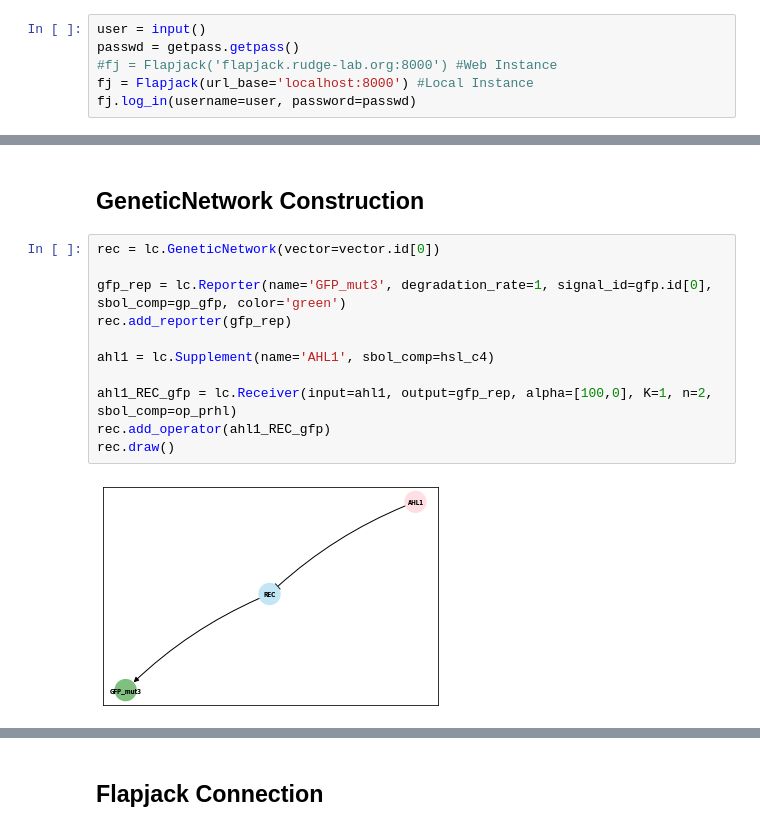
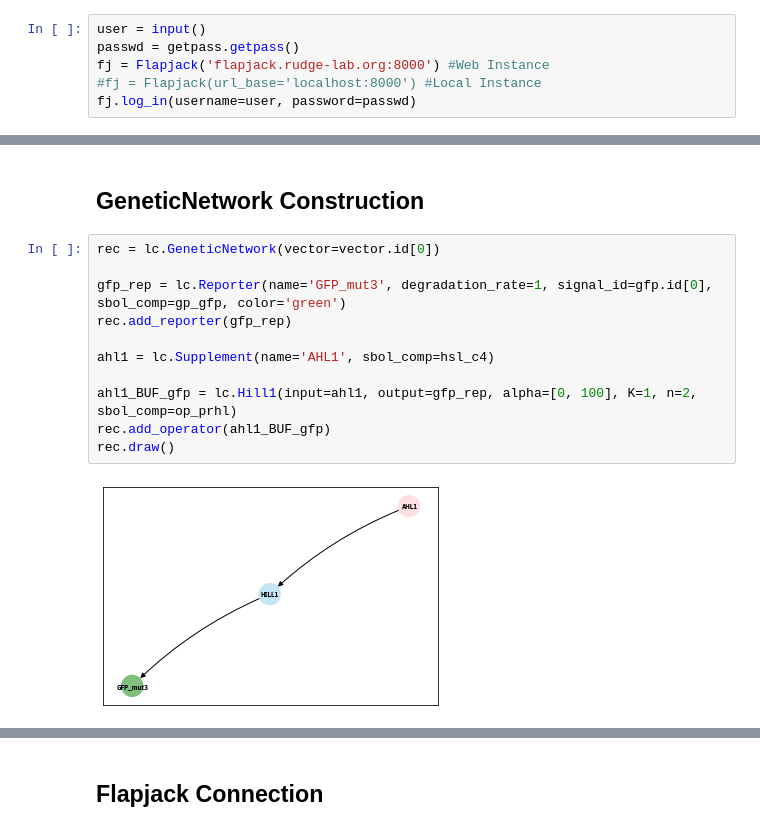
Before and after one commit to RudgeLab/LOICA, a Jupyter notebook: notebooks/LOICA_DEMO_Operators.ipynb, the cells around one changed output, grey strips where cells are left out. Cells and saved outputs as stored; diff of their text form.

Commit message:
unit implementation, general operator, updated to_sbol and DEMO

```diff
--- a/notebooks/LOICA_DEMO_Operators.ipynb
+++ b/notebooks/LOICA_DEMO_Operators.ipynb
@@ -33,8 +33,8 @@ If you are not registered, you can create an account for free [Here](http://flap
 # %%
 user = input()
 passwd = getpass.getpass()
-#fj = Flapjack('flapjack.rudge-lab.org:8000') #Web Instance
-fj = Flapjack(url_base='localhost:8000') #Local Instance
+fj = Flapjack('flapjack.rudge-lab.org:8000') #Web Instance
+#fj = Flapjack(url_base='localhost:8000') #Local Instance
 fj.log_in(username=user, password=passwd)
 # %% [markdown]
 # Source
@@ -226,16 +232,16 @@ https://github.com/Gonza10V/geneproduct_GFP_mut3_M0050_TER1
 # %%
 rec = lc.GeneticNetwork(vector=vector.id[0])
 
 gfp_rep = lc.Reporter(name='GFP_mut3', degradation_rate=1, signal_id=gfp.id[0], sbol_comp=gp_gfp, color='green')
 rec.add_reporter(gfp_rep)
 
 ahl1 = lc.Supplement(name='AHL1', sbol_comp=hsl_c4)
 
-ahl1_REC_gfp = lc.Receiver(input=ahl1, output=gfp_rep, alpha=[100,0], K=1, n=2, sbol_comp=op_prhl)
-rec.add_operator(ahl1_REC_gfp)
+ahl1_BUF_gfp = lc.Hill1(input=ahl1, output=gfp_rep, alpha=[0, 100], K=1, n=2, sbol_comp=op_prhl)
+rec.add_operator(ahl1_BUF_gfp)
 rec.draw()
 # %% [output]
-[figure, old version]
+[figure, new version]
 # %%
 rec_doc = rec.to_sbol(sbol_doc=doc)
 for obj in rec_doc.objects:
```
Also changed, not shown: parts of 26 cells of this notebook, 12 other files.
